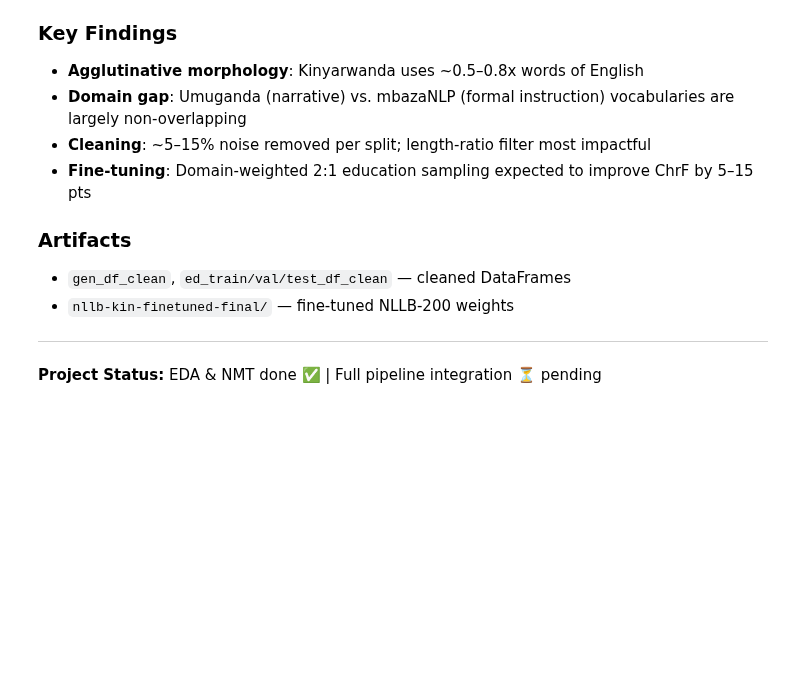
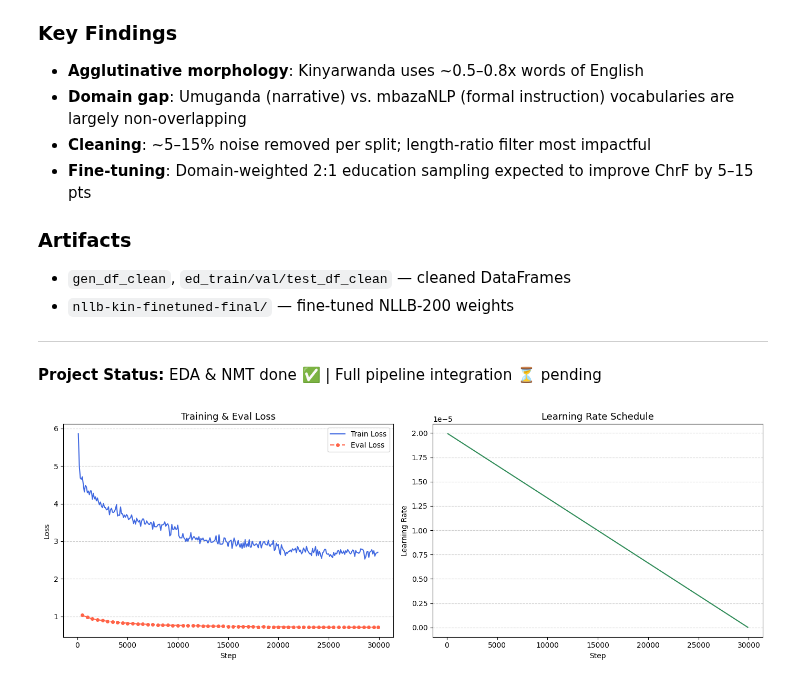
Before and after one commit to Nnouka/cmu-aisd-vids-kin-full-pipeline, a Jupyter notebook: fine-tune-train-kin.ipynb, the cells around one changed output. Cells and saved outputs as stored; diff of their text form; code cells hidden in the pictures; blank space fills up the shorter version.

```diff
--- a/fine-tune-train-kin.ipynb
+++ b/fine-tune-train-kin.ipynb
@@ -1168,0 +1171,51 @@ kin_segments = translate_batch(
+# %%
+# Plot training history
+import os, pandas as pd, matplotlib.pyplot as plt
+
+_hist_file = "training_history.csv"
+if os.path.exists(_hist_file):
+    history_df = pd.read_csv(_hist_file)
+else:
+    # Fall back to in-memory trainer state
+    _history = getattr(getattr(trainer, "state", None), "log_history", []) if "trainer" in globals() else []
+    if not _history:
+        raise RuntimeError("No training history found. Run the training cell and the history-save cell first.")
+    history_df = pd.DataFrame(_history)
+
+# Separate rows that logged train loss from rows that logged eval loss
+train_df = history_df.dropna(subset=["loss"]).copy() if "loss" in history_df.columns else pd.DataFrame()
+eval_df  = history_df.dropna(subset=["eval_loss"]).copy() if "eval_loss" in history_df.columns else pd.DataFrame()
+
+fig, axes = plt.subplots(1, 2, figsize=(14, 5))
+
+# --- Training & eval loss ---
+ax = axes[0]
+if not train_df.empty:
+    ax.plot(train_df["step"], train_df["loss"], color="royalblue", linewidth=1.5, label="Train Loss")
+if not eval_df.empty:
+    ax.plot(eval_df["step"], eval_df["eval_loss"], color="tomato", linewidth=1.5,
+            linestyle="--", marker="o", markersize=4, label="Eval Loss")
+ax.set_title("Training & Eval Loss", fontsize=13)
+ax.set_xlabel("Step")
+ax.set_ylabel("Loss")
+ax.legend()
+ax.grid(axis="y", linestyle="--", alpha=0.6)
+
+# --- Learning rate schedule ---
+ax2 = axes[1]
+lr_series = history_df.dropna(subset=["learning_rate"]) if "learning_rate" in history_df.columns else pd.DataFrame()
+if not lr_series.empty:
+    ax2.plot(lr_series["step"], lr_series["learning_rate"], color="seagreen", linewidth=1.5)
+    ax2.set_title("Learning Rate Schedule", fontsize=13)
+    ax2.set_xlabel("Step")
+    ax2.set_ylabel("Learning Rate")
+    ax2.ticklabel_format(style="sci", axis="y", scilimits=(0, 0))
+    ax2.grid(axis="y", linestyle="--", alpha=0.6)
+else:
+    ax2.set_visible(False)
+
+plt.tight_layout()
+plt.savefig(f"{drive_dir}/training_history.png", dpi=150, bbox_inches="tight")
+plt.show()
+# %% [output]
+[figure, added]
```
Also changed, not shown: parts of 2 cells of this notebook.
